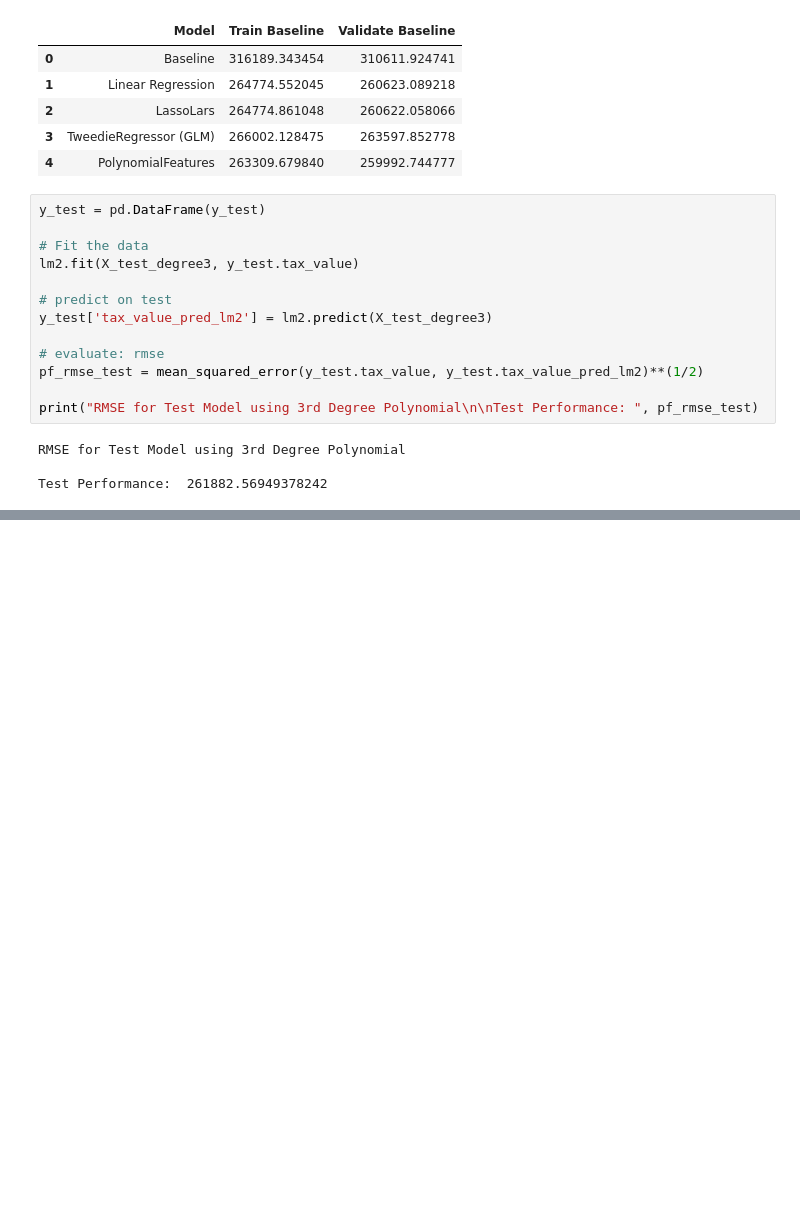
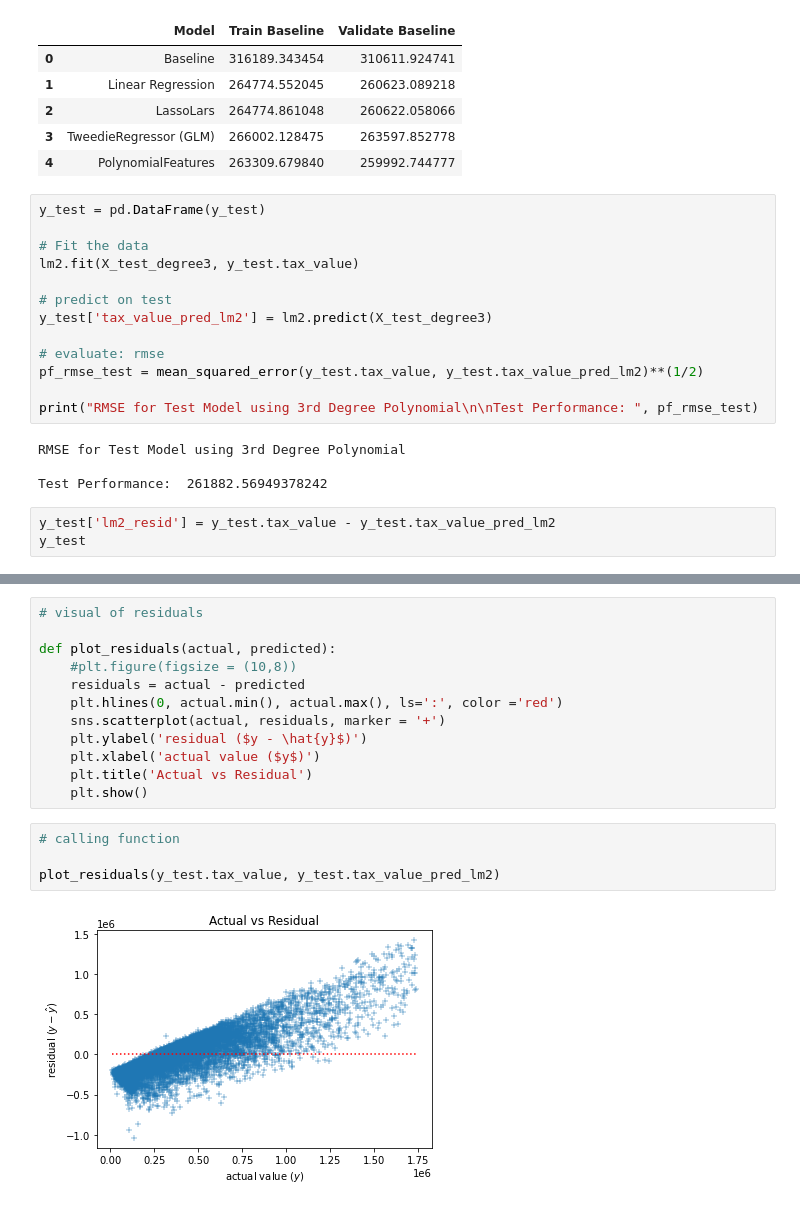
Before and after one commit to MatthewL09/zillow-regression-project, a Jupyter notebook: zillow_work.ipynb, the cells around one changed output, grey strips where cells are left out. Cells and saved outputs as stored; diff of their text form; blank space fills up the shorter version.

```diff
--- a/zillow_work.ipynb
+++ b/zillow_work.ipynb
@@ -885,3 +915,6 @@ print("RMSE for Test Model using 3rd Degree Polynomial\n\nTest Performance: ", p
 RMSE for Test Model using 3rd Degree Polynomial
 
 Test Performance:  261882.56949378242
+# %%
+y_test['lm2_resid'] = y_test.tax_value - y_test.tax_value_pred_lm2
+y_test
@@ -887,0 +935,18 @@ Test Performance:  261882.56949378242
+# %%
+# visual of residuals
+
+def plot_residuals(actual, predicted):
+    #plt.figure(figsize = (10,8))
+    residuals = actual - predicted
+    plt.hlines(0, actual.min(), actual.max(), ls=':', color ='red')
+    sns.scatterplot(actual, residuals, marker = '+')
+    plt.ylabel('residual ($y - \hat{y}$)')
+    plt.xlabel('actual value ($y$)')
+    plt.title('Actual vs Residual')
+    plt.show()
+# %%
+# calling function
+
+plot_residuals(y_test.tax_value, y_test.tax_value_pred_lm2)
+# %% [output]
+[figure, added]
```
Also changed, not shown: parts of 11 cells of this notebook, 1 other file.
